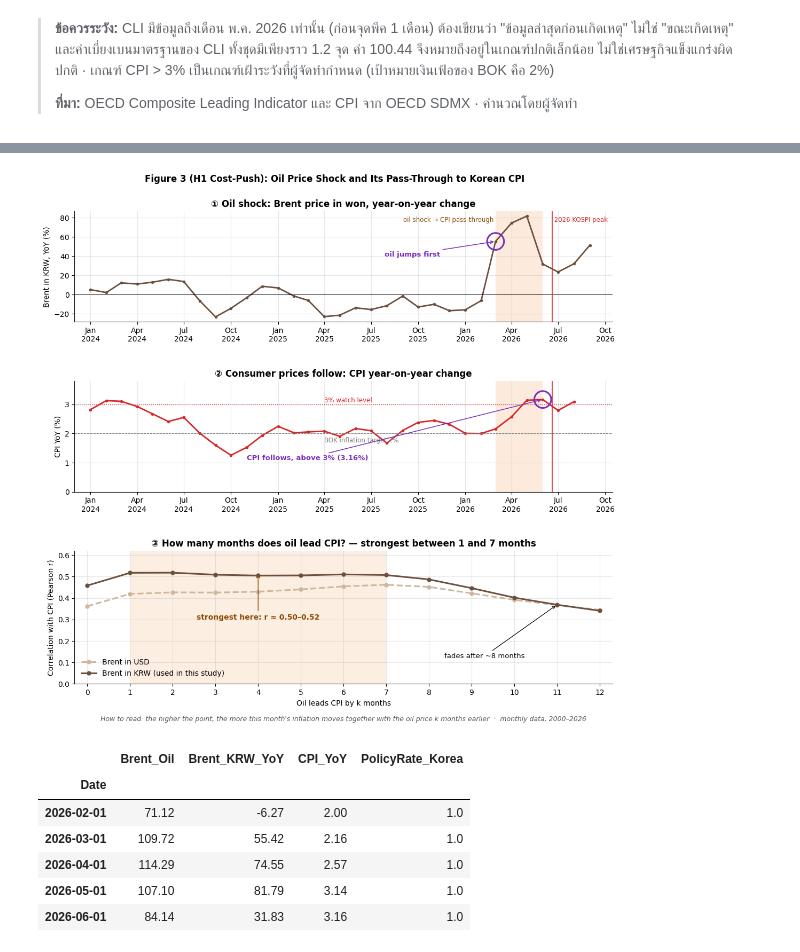
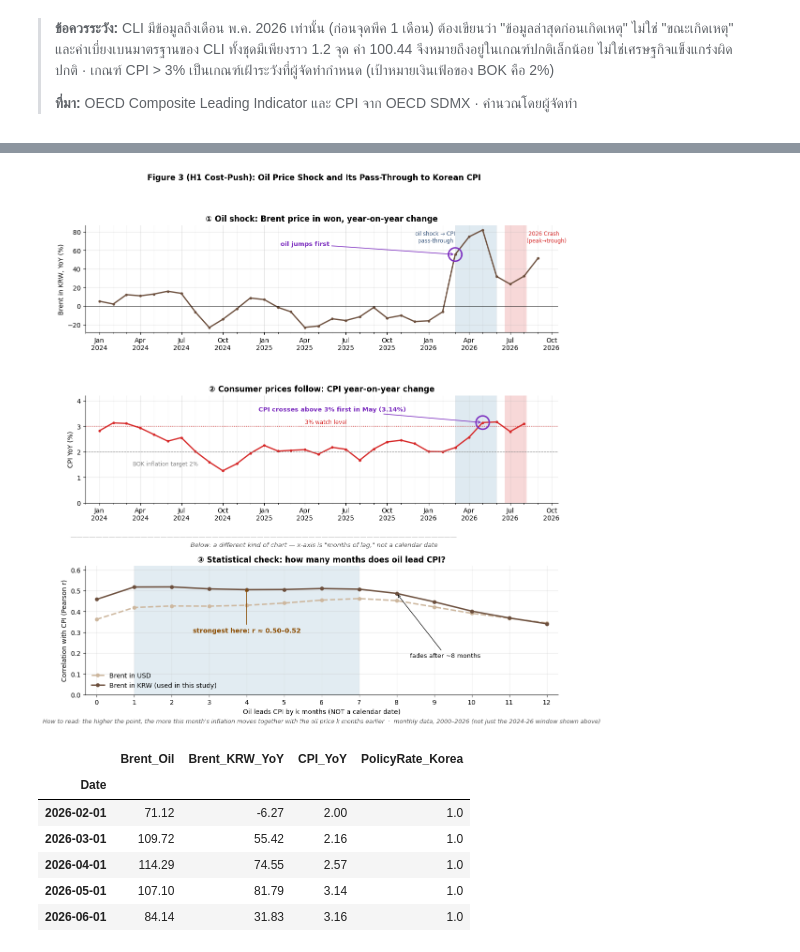
Before and after one commit to atawuttecha/korea-crash-2026, a Jupyter notebook: Korea_Crash_Visualization_CSV.ipynb, the cells around one changed output, grey strips where cells are left out. Drawn from its saved outputs; the diff is of its cells as text; code cells hidden in the pictures.

```diff
--- a/Korea_Crash_Visualization_CSV.ipynb
+++ b/Korea_Crash_Visualization_CSV.ipynb
@@ -69,7 +69,7 @@ HL = "#7B2CBF"          # accent colour used only to circle the key points
 
 def highlight(ax, x, y, text="", dx=0, dy=0, s=520, ha="left"):
     # Draw a hollow circle on one data point, with an optional label
-    ax.scatter([x], [y], s=s, facecolors="none", edgecolors=HL, lw=2.2, zorder=6)
+    ax.scatter([x], [y], s=s, facecolors="none", edgecolors=HL, lw=2.2, zorder=6, clip_on=False)
     if text:
         ax.annotate(text, xy=(x, y), xytext=(dx, dy), textcoords="offset points", ha=ha,
                     fontsize=9.5, fontweight="bold", color=HL, zorder=7,
@@ -155,6 +155,7 @@ df_m = df_m_raw.loc[:DATA_ASOF].join(w2m, how="outer").rename(columns={"GDP_Prox
 yoy = lambda s: s.pct_change(12, fill_method=None) * 100
 df_m["CPI_YoY"]       = yoy(df_m["CPI_Korea"])
 df_m["GDP_YoY"]       = yoy(df_m["GDP_Korea"])
+df_m["GDP_Q_YoY"]     = df_m["GDP_Korea"].asfreq("QS").pct_change(4) * 100   # true quarterly release only, no interpolation
 df_m["Brent_KRW"]     = df_m["Brent_Oil"] * df_m["USDKRW"]
 df_m["Brent_USD_YoY"] = yoy(df_m["Brent_Oil"])
 df_m["Brent_KRW_YoY"] = yoy(df_m["Brent_KRW"])
@@ -173,7 +174,7 @@ dw = df_w.loc[MICRO_START:]
 last_obs = lambda s: s.dropna().index.max()
 print("Latest observation per key series:")
 display(pd.Series({"KOSPI": last_obs(df_w["KOSPI"]), "CPI": last_obs(df_m["CPI_YoY"]),
-                   "CLI": last_obs(df_m["CLI"]), "GDP YoY": last_obs(df_m["GDP_YoY"]),
+                   "CLI": last_obs(df_m["CLI"]), "GDP YoY (quarterly)": last_obs(df_m["GDP_Q_YoY"]),
                    "Unemployment": last_obs(df_m["Unemployment_Korea"])}).dt.date.to_frame("last date"))
 # %% [output]
 Latest observation per key series:
@@ -435,65 +469,82 @@ krw_17 = lag_corr.loc[1:7, "Brent in KRW"]
 SHOCK = (pd.Timestamp("2026-03-01"), pd.Timestamp("2026-06-01"))
 BOK_TARGET, CPI_WATCH = 2, 3
 
-fig, axes = plt.subplots(3, 1, figsize=(13, 11.5), gridspec_kw={"height_ratios": [1, 1, 1.2], "hspace": 0.5})
-a1, a2, a3 = axes
+CRASH_P, CRASH_T = crises.loc["2026 Crash", ["Peak", "Trough"]]
+SHOCK_COLOR = "#6096ba"     # blue-grey: distinct from the gold stagflation band and all crisis colours
+
+fig = plt.figure(figsize=(13, 13))
+gs = fig.add_gridspec(3, 1, height_ratios=[1, 1, 1.2], hspace=0.55)
+a1, a2, a3 = fig.add_subplot(gs[0]), fig.add_subplot(gs[1]), fig.add_subplot(gs[2])
 
 # Panel 1: Brent in KRW, YoY
 a1.plot(zoom.index, zoom["Brent_KRW_YoY"], color=C["oil"], lw=2, marker="o", ms=3)
 a1.axhline(0, color="black", lw=0.7); a1.set_ylabel("Brent in KRW, YoY (%)")
 oil_jump = dm.loc["2026-03-01", "Brent_KRW_YoY"]
-highlight(a1, pd.Timestamp("2026-03-01"), oil_jump, "oil jumps first", dx=-150, dy=-20, ha="left")
+highlight(a1, pd.Timestamp("2026-03-01"), oil_jump, s=420)
+a1.annotate("oil jumps first", xy=(pd.Timestamp("2026-03-01"), oil_jump), xytext=(pd.Timestamp("2025-04-01"), 65),
+            textcoords="data", fontsize=9.5, fontweight="bold", color=HL, ha="center",
+            arrowprops=dict(arrowstyle="->", color=HL, lw=1.1))
 a1.set_title("① Oil shock: Brent price in won, year-on-year change")
 
 # Panel 2: CPI YoY, axis from 0, with the BOK target and the watch level
 a2.plot(zoom.index, zoom["CPI_YoY"], color=C["cpi"], lw=2, marker="o", ms=3)
 a2.axhline(CPI_WATCH, color=C["cpi"], ls=":", lw=1)
-a2.text(pd.Timestamp("2025-04-01"), CPI_WATCH + 0.08, f"{CPI_WATCH}% watch level", fontsize=8.5, color=C["cpi"])
+a2.text(pd.Timestamp("2025-04-01"), CPI_WATCH + 0.1, f"{CPI_WATCH}% watch level", fontsize=8.5, color=C["cpi"])
 a2.axhline(BOK_TARGET, color="grey", ls="--", lw=0.8)
-a2.text(pd.Timestamp("2025-04-01"), BOK_TARGET - 0.12, f"BOK inflation target {BOK_TARGET}%", fontsize=8.5, color="grey", va="top")
-cpi_jun = dm.loc["2026-06-01", "CPI_YoY"]
-highlight(a2, pd.Timestamp("2026-06-01"), cpi_jun)
-a2.annotate(f"CPI follows, above 3% ({cpi_jun:.2f}%)", xy=(pd.Timestamp("2026-06-01"), cpi_jun),
-            xytext=(pd.Timestamp("2024-11-01"), 1.15), textcoords="data", ha="left", va="center",
+a2.text(pd.Timestamp("2024-03-15"), BOK_TARGET - 0.35, f"BOK inflation target {BOK_TARGET}%", fontsize=8.5,
+        color="grey", va="top")
+cpi_cross = zoom.loc["2026-01-01":, "CPI_YoY"].gt(CPI_WATCH).idxmax()      # first month above 3% in 2026
+cpi_may = dm.loc[cpi_cross, "CPI_YoY"]
+highlight(a2, cpi_cross, cpi_may, s=420)
+a2.annotate(f"CPI crosses above 3% first in {cpi_cross:%b} ({cpi_may:.2f}%)", xy=(cpi_cross, cpi_may),
+            xytext=(pd.Timestamp("2025-06-01"), 3.65), textcoords="data", ha="center", va="center",
             fontsize=9.5, fontweight="bold", color=HL, arrowprops=dict(arrowstyle="->", color=HL, lw=1.1))
-a2.set_ylim(0, 3.8); a2.set_ylabel("CPI YoY (%)")
+a2.set_ylim(0, 4.2); a2.set_ylabel("CPI YoY (%)")
 a2.set_title("② Consumer prices follow: CPI year-on-year change")
 
-def style_time_panel(a):
-    # Same time window, quarterly ticks, shock window and KOSPI peak on both time panels
+def style_time_panel(a, show_labels):
+    # Same window, quarterly labels + monthly minor grid, oil-shock band and the 2026 crash band
     a.set_xlim(pd.Timestamp("2023-12-01"), pd.Timestamp("2026-10-15"))
     a.xaxis.set_major_locator(mdates.MonthLocator(bymonth=[1, 4, 7, 10]))
     a.xaxis.set_major_formatter(mdates.DateFormatter("%b\n%Y"))
-    a.axvspan(*SHOCK, color="#f4a261", alpha=0.22, lw=0)
-    a.axvline(P26, color=CRISIS_COLORS["2026 Crash"], lw=1.2)
+    a.xaxis.set_minor_locator(mdates.MonthLocator())
+    a.grid(axis="x", which="minor", alpha=0.12)
+    a.axvspan(*SHOCK, color=SHOCK_COLOR, alpha=0.20, lw=0)
+    a.axvspan(CRASH_P, CRASH_T, color=CRISIS_COLORS["2026 Crash"], alpha=0.18, lw=0)
+    if show_labels:
+        a.text(SHOCK[0], 0.95, "oil shock → CPI\npass-through ", transform=a.get_xaxis_transform(),
+               fontsize=8.3, va="top", ha="right", color="#3d5a80")
+        a.text(CRASH_T, 0.95, " 2026 Crash\n(peak→trough)", transform=a.get_xaxis_transform(),
+               fontsize=8.3, va="top", ha="left", color=CRISIS_COLORS["2026 Crash"])
 
-pd.Series([a1, a2]).apply(style_time_panel)
-a1.text(P26, 0.95, " 2026 KOSPI peak", transform=a1.get_xaxis_transform(),
-        color=CRISIS_COLORS["2026 Crash"], fontsize=8.5, va="top")
-a1.text(SHOCK[0], 0.95, "oil shock → CPI pass-through ", transform=a1.get_xaxis_transform(),
-        fontsize=8.5, va="top", ha="right", color="#8a4b00")
+style_time_panel(a1, True)
+style_time_panel(a2, False)
 
-# Panel 3: lag correlation as a line, easier to read than 26 bars
-lag_corr.plot(ax=a3, color=[ "#cdb79e", C["oil"]], lw=[1.8, 2.4] if False else 2.2,
-              style=["--o", "-o"], ms=5)
-a3.axvspan(1, 7, color="#f4a261", alpha=0.18, lw=0)
+# Divider: panel 3 is a different kind of chart (x-axis = months of lag, not calendar time)
+fig.text(0.10, 0.365, "—" * 60, ha="left", color="#bbbbbb", fontsize=10)
+fig.text(0.5, 0.353, 'Below: a different kind of chart — x-axis is "months of lag," not a calendar date',
+         ha="center", fontsize=9.5, style="italic", color="#555555")
+
+# Panel 3: lag correlation as a line
+lag_corr.plot(ax=a3, color=["#cdb79e", C["oil"]], lw=2.2, style=["--o", "-o"], ms=5)
+a3.axvspan(1, 7, color=SHOCK_COLOR, alpha=0.18, lw=0)
 a3.set_xticks(range(0, 13)); a3.set_xlim(-0.3, 12.3); a3.set_ylim(0, 0.62)
-a3.set_xlabel("Oil leads CPI by k months"); a3.set_ylabel("Correlation with CPI (Pearson r)")
+a3.set_xlabel("Oil leads CPI by k months (NOT a calendar date)"); a3.set_ylabel("Correlation with CPI (Pearson r)")
 a3.legend(["Brent in USD", "Brent in KRW (used in this study)"], loc="lower left")
 a3.annotate(f"strongest here: r ≈ {krw_17.min():.2f}–{krw_17.max():.2f}", xy=(4, krw_17.max()), xytext=(4, 0.30),
             ha="center", fontsize=10, fontweight="bold", color="#8a4b00",
             arrowprops=dict(arrowstyle="->", color="#8a4b00", lw=1))
-a3.annotate("fades after ~8 months", xy=(11, lag_corr.loc[11, "Brent in KRW"]), xytext=(9.3, 0.12),
+a3.annotate("fades after ~8 months", xy=(8, lag_corr.loc[8, "Brent in KRW"]), xytext=(9.3, 0.18),
             ha="center", fontsize=9.5, arrowprops=dict(arrowstyle="->", lw=0.9))
-a3.set_title("③ How many months does oil lead CPI? — strongest between 1 and 7 months")
-a3.text(0.5, -0.28, "How to read: the higher the point, the more this month's inflation moves together with "
-        "the oil price k months earlier  ·  monthly data, 2000–2026",
+a3.set_title("③ Statistical check: how many months does oil lead CPI?")
+a3.text(0.5, -0.22, "How to read: the higher the point, the more this month's inflation moves together with "
+        "the oil price k months earlier  ·  monthly data, 2000–2026 (not just the 2024-26 window shown above)",
         transform=a3.transAxes, ha="center", fontsize=9, style="italic", color="#555555")
 
-fig.suptitle("Figure 3 (H1 Cost-Push): Oil Price Shock and Its Pass-Through to Korean CPI", fontweight="bold", y=0.94)
+fig.suptitle("Figure 3 (H1 Cost-Push): Oil Price Shock and Its Pass-Through to Korean CPI", fontweight="bold", y=0.965)
 save(fig, "fig3_oil_cpi_transmission")
 # %% [output]
-[figure, old version]
+[figure, new version]
 # %%
 oil_tbl = dm.loc["2026-02-01":"2026-06-01", ["Brent_Oil", "Brent_KRW_YoY", "CPI_YoY", "PolicyRate_Korea"]]
 display(oil_tbl.round(2))
```
Also changed, not shown: parts of 11 cells of this notebook.
